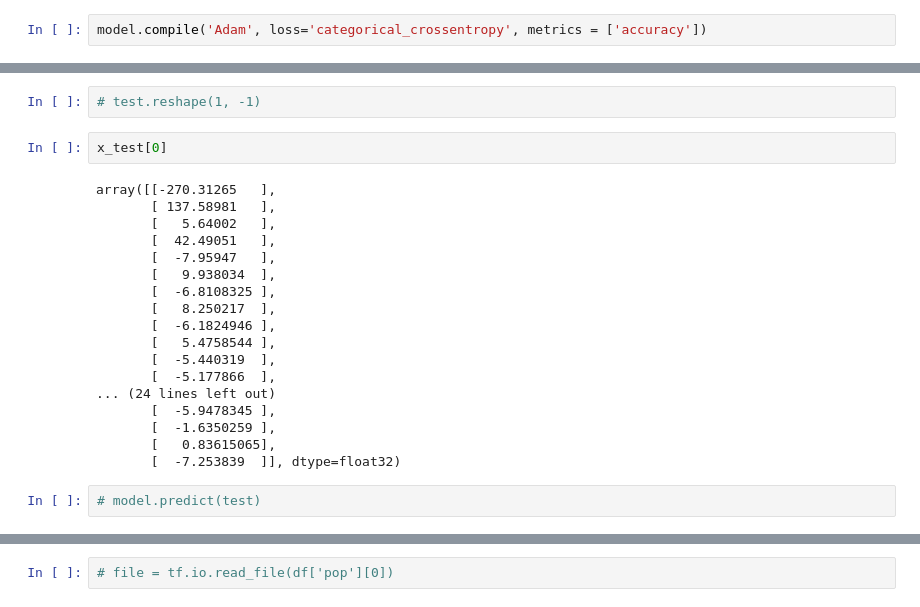
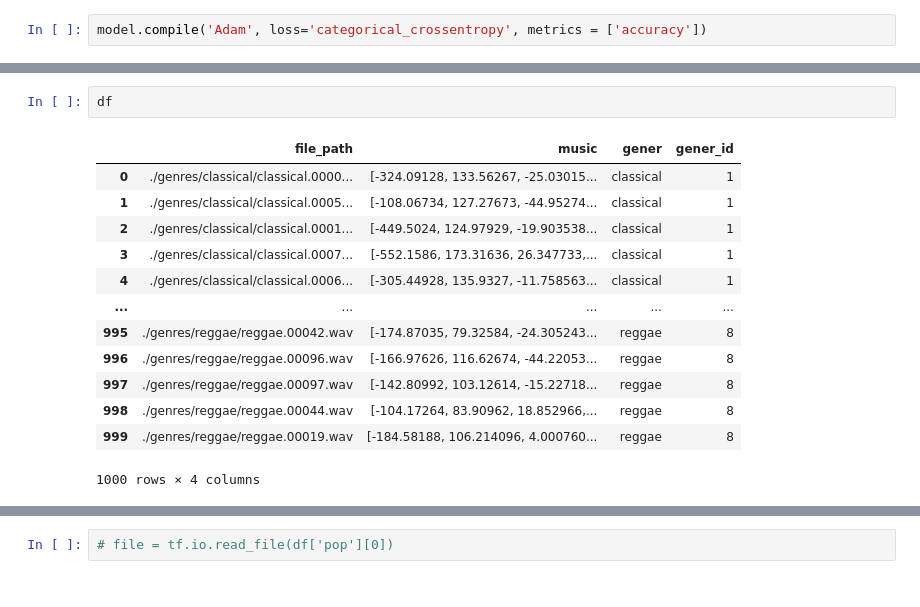
Before and after one commit to Shermukhammat/Classically_Punk, a Jupyter notebook: classically_punk.ipynb, the cells around one changed output, grey strips where cells are left out. Drawn from its saved outputs; the diff is of its cells as text.

```diff
--- a/classically_punk.ipynb
+++ b/classically_punk.ipynb
@@ -289,24 +288,16 @@ array([-45.85560608, 107.99908447, -11.73764515,  66.32688141,
-# %%
-# test.reshape(1, -1)
-# %%
-x_test[0]
-# %% [output]
-array([[-270.31265   ],
-       [ 137.58981   ],
-       [   5.64002   ],
-       [  42.49051   ],
-       [  -7.95947   ],
-       [   9.938034  ],
-       [  -6.8108325 ],
-       [   8.250217  ],
-       [  -6.1824946 ],
-       [   5.4758544 ],
-       [  -5.440319  ],
-       [  -5.177866  ],
-... (24 lines left out)
-       [  -5.9478345 ],
-       [  -1.6350259 ],
-       [   0.83615065],
-       [  -7.253839  ]], dtype=float32)
-# %%
-# model.predict(test)
+# %%
+df
+# %% [output]
+|  | file_path | music | gener | gener_id |
+| 0 | ./genres/classical/classical.0000... | [-324.09128, 133.56267, -25.03015... | classical | 1 |
+| 1 | ./genres/classical/classical.0005... | [-108.06734, 127.27673, -44.95274... | classical | 1 |
+| 2 | ./genres/classical/classical.0001... | [-449.5024, 124.97929, -19.903538... | classical | 1 |
+| 3 | ./genres/classical/classical.0007... | [-552.1586, 173.31636, 26.347733,... | classical | 1 |
+| 4 | ./genres/classical/classical.0006... | [-305.44928, 135.9327, -11.758563... | classical | 1 |
+| ... | ... | ... | ... | ... |
+| 995 | ./genres/reggae/reggae.00042.wav | [-174.87035, 79.32584, -24.305243... | reggae | 8 |
+| 996 | ./genres/reggae/reggae.00096.wav | [-166.97626, 116.62674, -44.22053... | reggae | 8 |
+| 997 | ./genres/reggae/reggae.00097.wav | [-142.80992, 103.12614, -15.22718... | reggae | 8 |
+| 998 | ./genres/reggae/reggae.00044.wav | [-104.17264, 83.90962, 18.852966,... | reggae | 8 |
+| 999 | ./genres/reggae/reggae.00019.wav | [-184.58188, 106.214096, 4.000760... | reggae | 8 |
+1000 rows × 4 columns
```
Also changed, not shown: parts of 28 cells of this notebook.
